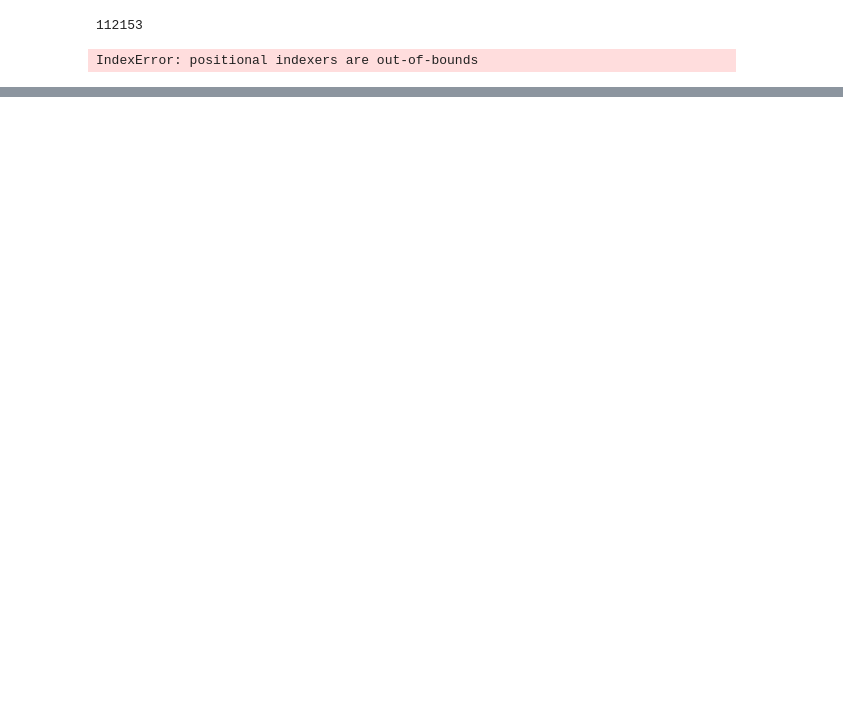
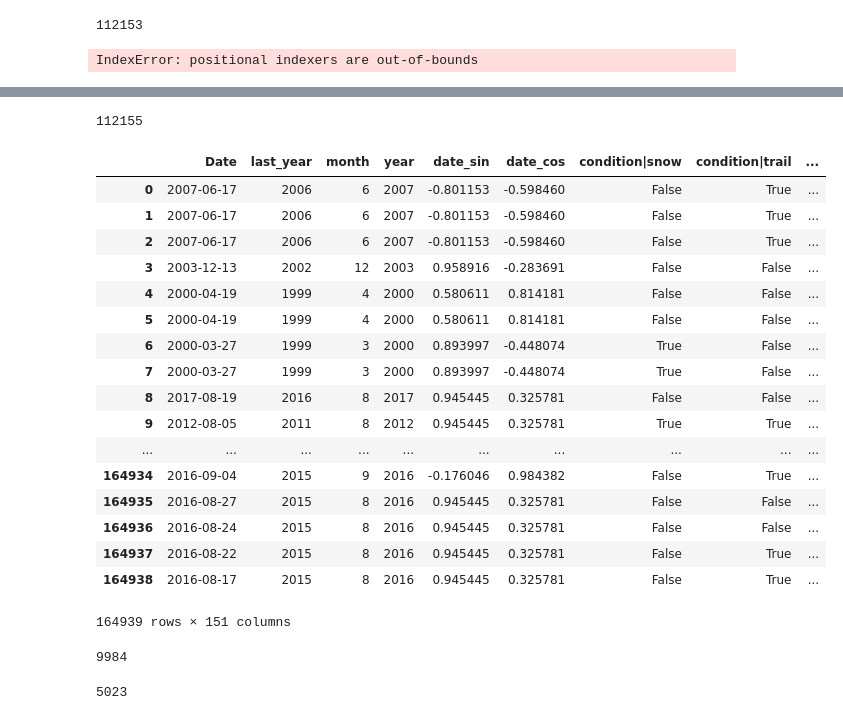
Before and after one commit to huddlestona/Trail_Report, a Jupyter notebook: bug_fix_final_model.ipynb, the cells around one changed output, grey strips where cells are left out. Cells and saved outputs as stored; diff of their text form; code cells hidden in the pictures; blank space fills up the shorter version.

```diff
--- a/bug_fix_final_model.ipynb
+++ b/bug_fix_final_model.ipynb
@@ -89,0 +277,54 @@ IndexError: positional indexers are out-of-bounds
+# %%
+def add_knn(df):
+    """
+    Prep data for knn, runs knn, and adds knn past report values as column in df.
+    **Input parameters**
+    ------------------------------------------------------------------------------
+    df: pandas dataframe of merged trail data and trail reports
+    condition: condition being used as y.
+    **Output**
+    ------------------------------------------------------------------------------
+    df_clean: pandas dataframe. Clean results to be merged, with neighbors added.
+    """
+    df_clean = prep_for_knn(df)
+    conditions = ['condition|snow', 'condition|trail','condition|bugs','condition|road']
+    for condition in conditions:
+        neigh = prep_neighbors(df_clean, condition)
+        get_neighbors(neigh,df_clean,condition)
+    return df_clean
+# %%
+df_clean = add_knn(df)
+# %%
+df_clean.count()[0]
+# %% [output]
+112155
+# %%
+def merge_all_files(df_clean):
+    """Take clean df and adds weather by nearest station."""
+    df_weather,df_weather_dist = get_weather_data()
+    get_closest_station(df_clean,df_weather_dist)
+    df_merge = merge_weather_trails(df_weather,df_clean)
+    return df_merge
+# %%
+df_merge = merge_all_files(df_clean)
+# %%
+df_merge
+# %% [output]
+|  | Date | last_year | month | year | date_sin | date_cos | condition|snow | condition|trail | ... |
+| 0 | 2007-06-17 | 2006 | 6 | 2007 | -0.801153 | -0.598460 | False | True | ... |
+| 1 | 2007-06-17 | 2006 | 6 | 2007 | -0.801153 | -0.598460 | False | True | ... |
+| 2 | 2007-06-17 | 2006 | 6 | 2007 | -0.801153 | -0.598460 | False | True | ... |
+| 3 | 2003-12-13 | 2002 | 12 | 2003 | 0.958916 | -0.283691 | False | False | ... |
+| 4 | 2000-04-19 | 1999 | 4 | 2000 | 0.580611 | 0.814181 | False | False | ... |
+| 5 | 2000-04-19 | 1999 | 4 | 2000 | 0.580611 | 0.814181 | False | False | ... |
+| 6 | 2000-03-27 | 1999 | 3 | 2000 | 0.893997 | -0.448074 | True | False | ... |
+| 7 | 2000-03-27 | 1999 | 3 | 2000 | 0.893997 | -0.448074 | True | False | ... |
+| 8 | 2017-08-19 | 2016 | 8 | 2017 | 0.945445 | 0.325781 | False | False | ... |
+| 9 | 2012-08-05 | 2011 | 8 | 2012 | 0.945445 | 0.325781 | True | True | ... |
+| ... | ... | ... | ... | ... | ... | ... | ... | ... | ... |
+| 164934 | 2016-09-04 | 2015 | 9 | 2016 | -0.176046 | 0.984382 | False | True | ... |
+| 164935 | 2016-08-27 | 2015 | 8 | 2016 | 0.945445 | 0.325781 | False | False | ... |
+| 164936 | 2016-08-24 | 2015 | 8 | 2016 | 0.945445 | 0.325781 | False | False | ... |
+| 164937 | 2016-08-22 | 2015 | 8 | 2016 | 0.945445 | 0.325781 | False | True | ... |
+| 164938 | 2016-08-17 | 2015 | 8 | 2016 | 0.945445 | 0.325781 | False | True | ... |
+164939 rows × 151 columns
@@ -89,0 +335,8 @@ IndexError: positional indexers are out-of-bounds
+# %%
+df_weather.count()[0]
+# %% [output]
+9984
+# %%
+df_weather_clean.count()[0]
+# %% [output]
+5023
```
Also changed, not shown: parts of 25 cells of this notebook, 5 other files.
